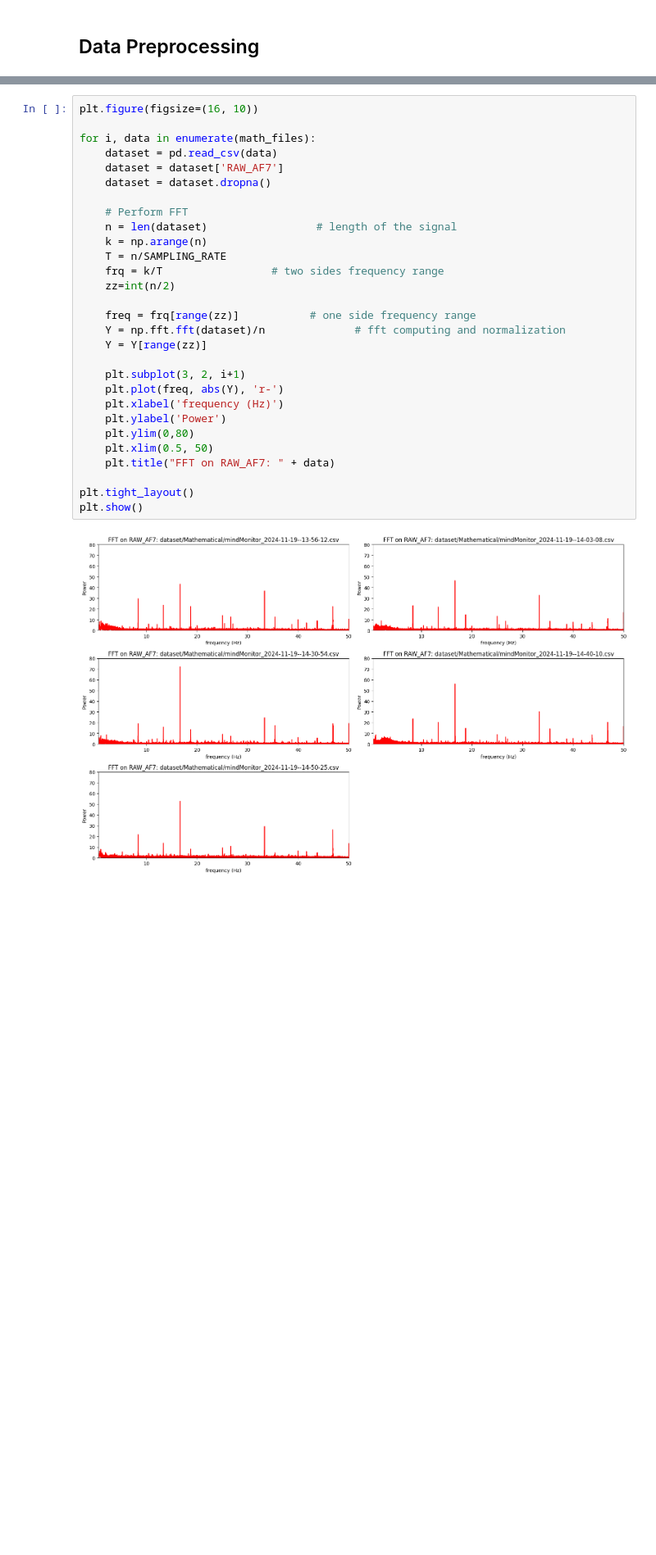
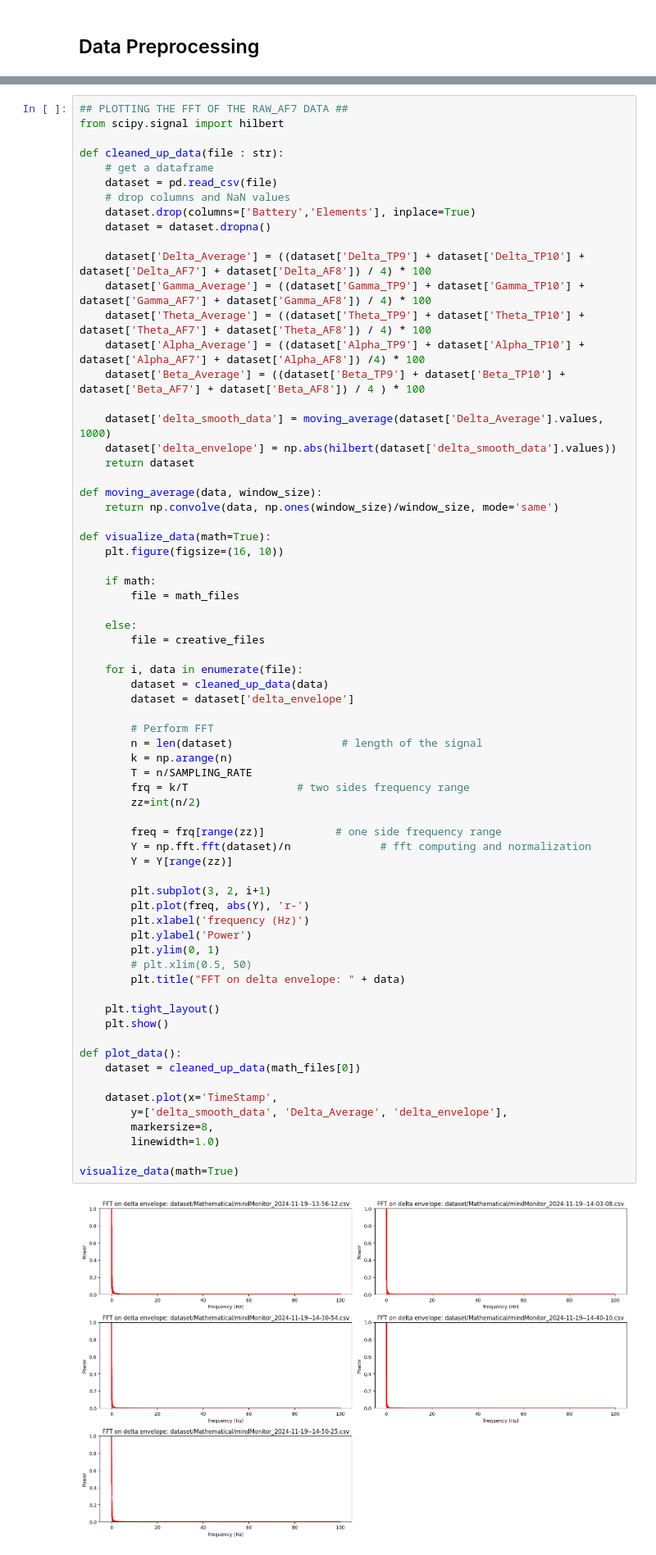
Before and after one commit to piramonpan/MANU-465-EEG-Project, a Jupyter notebook: main.ipynb, the cells around one changed output, grey strips where cells are left out. Shown at 82% size. Drawn from its saved outputs; the diff is of its cells as text; blank space fills up the shorter version.

Commit message:
work on extracting data

```diff
--- a/main.ipynb
+++ b/main.ipynb
@@ -39,34 +41,73 @@ The example below perform FFT on **AF7** data collected.
 
 After performing FFT, the peaks, amplitude, and area under the curve maybe be considered to use as features for ML models
 # %%
-plt.figure(figsize=(16, 10))
+## PLOTTING THE FFT OF THE RAW_AF7 DATA ##
+from scipy.signal import hilbert
 
-for i, data in enumerate(math_files):
-    dataset = pd.read_csv(data)
-    dataset = dataset['RAW_AF7']
+def cleaned_up_data(file : str):
+    # get a dataframe
+    dataset = pd.read_csv(file)
+    # drop columns and NaN values
+    dataset.drop(columns=['Battery','Elements'], inplace=True)
     dataset = dataset.dropna()
 
-    # Perform FFT
-    n = len(dataset)                 # length of the signal
-    k = np.arange(n)
-    T = n/SAMPLING_RATE
-    frq = k/T                 # two sides frequency range
-    zz=int(n/2)
+    dataset['Delta_Average'] = ((dataset['Delta_TP9'] + dataset['Delta_TP10'] + dataset['Delta_AF7'] + dataset['Delta_AF8']) / 4) * 100
+    dataset['Gamma_Average'] = ((dataset['Gamma_TP9'] + dataset['Gamma_TP10'] + dataset['Gamma_AF7'] + dataset['Gamma_AF8']) / 4) * 100
+    dataset['Theta_Average'] = ((dataset['Theta_TP9'] + dataset['Theta_TP10'] + dataset['Theta_AF7'] + dataset['Theta_AF8']) / 4) * 100
+    dataset['Alpha_Average'] = ((dataset['Alpha_TP9'] + dataset['Alpha_TP10'] + dataset['Alpha_AF7'] + dataset['Alpha_AF8']) /4) * 100
+    dataset['Beta_Average'] = ((dataset['Beta_TP9'] + dataset['Beta_TP10'] + dataset['Beta_AF7'] + dataset['Beta_AF8']) / 4 ) * 100
 
-    freq = frq[range(zz)]           # one side frequency range
-    Y = np.fft.fft(dataset)/n              # fft computing and normalization
-    Y = Y[range(zz)]
+    dataset['delta_smooth_data'] = moving_average(dataset['Delta_Average'].values, 1000)
+    dataset['delta_envelope'] = np.abs(hilbert(dataset['delta_smooth_data'].values))
+    return dataset
 
-    plt.subplot(3, 2, i+1)
-    plt.plot(freq, abs(Y), 'r-')
-    plt.xlabel('frequency (Hz)')
-    plt.ylabel('Power')
-    plt.ylim(0,80)
-    plt.xlim(0.5, 50)
-    plt.title("FFT on RAW_AF7: " + data)
+def moving_average(data, window_size):
+    return np.convolve(data, np.ones(window_size)/window_size, mode='same')
 
-plt.tight_layout()
-plt.show()
+def visualize_data(math=True):
+    plt.figure(figsize=(16, 10))
+
+    if math:
+        file = math_files
+
+    else:
+        file = creative_files
+
+    for i, data in enumerate(file):
+        dataset = cleaned_up_data(data)
+        dataset = dataset['delta_envelope']
+
+        # Perform FFT
+        n = len(dataset)                 # length of the signal
+        k = np.arange(n)
+        T = n/SAMPLING_RATE
+        frq = k/T                 # two sides frequency range
+        zz=int(n/2)
+
+        freq = frq[range(zz)]           # one side frequency range
+        Y = np.fft.fft(dataset)/n              # fft computing and normalization
+        Y = Y[range(zz)]
+
+        plt.subplot(3, 2, i+1)
+        plt.plot(freq, abs(Y), 'r-')
+        plt.xlabel('frequency (Hz)')
+        plt.ylabel('Power')
+        plt.ylim(0, 1)
+        # plt.xlim(0.5, 50)
+        plt.title("FFT on delta envelope: " + data)
+
+    plt.tight_layout()
+    plt.show()
+
+def plot_data():
+    dataset = cleaned_up_data(math_files[0])
+
+    dataset.plot(x='TimeStamp',
+        y=['delta_smooth_data', 'Delta_Average', 'delta_envelope'],
+        markersize=8,
+        linewidth=1.0)
+
+visualize_data(math=True)
 # %% [output]
-[figure, old version]
+[figure, new version]
 # %% [markdown]
```
Also changed, not shown: parts of 11 cells of this notebook, 5 other files.
